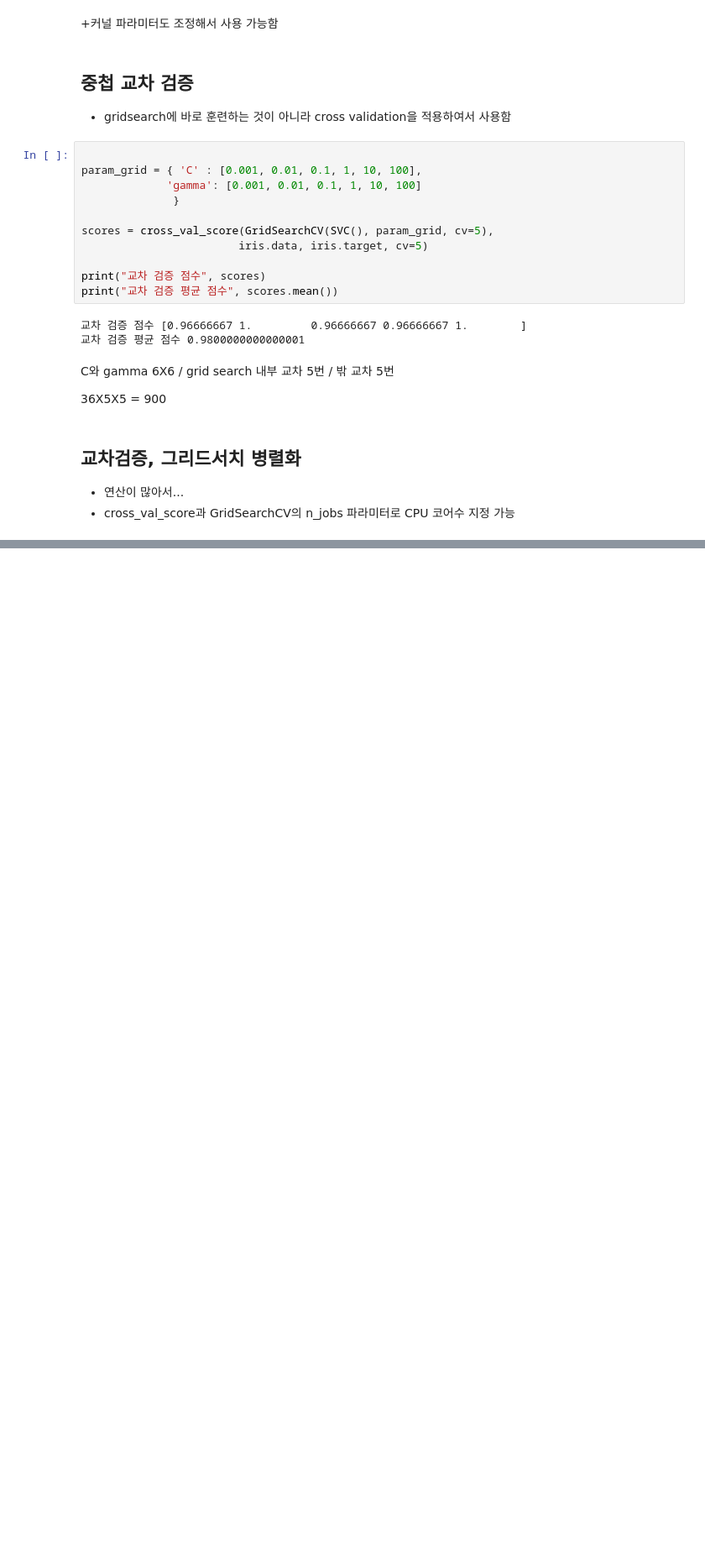
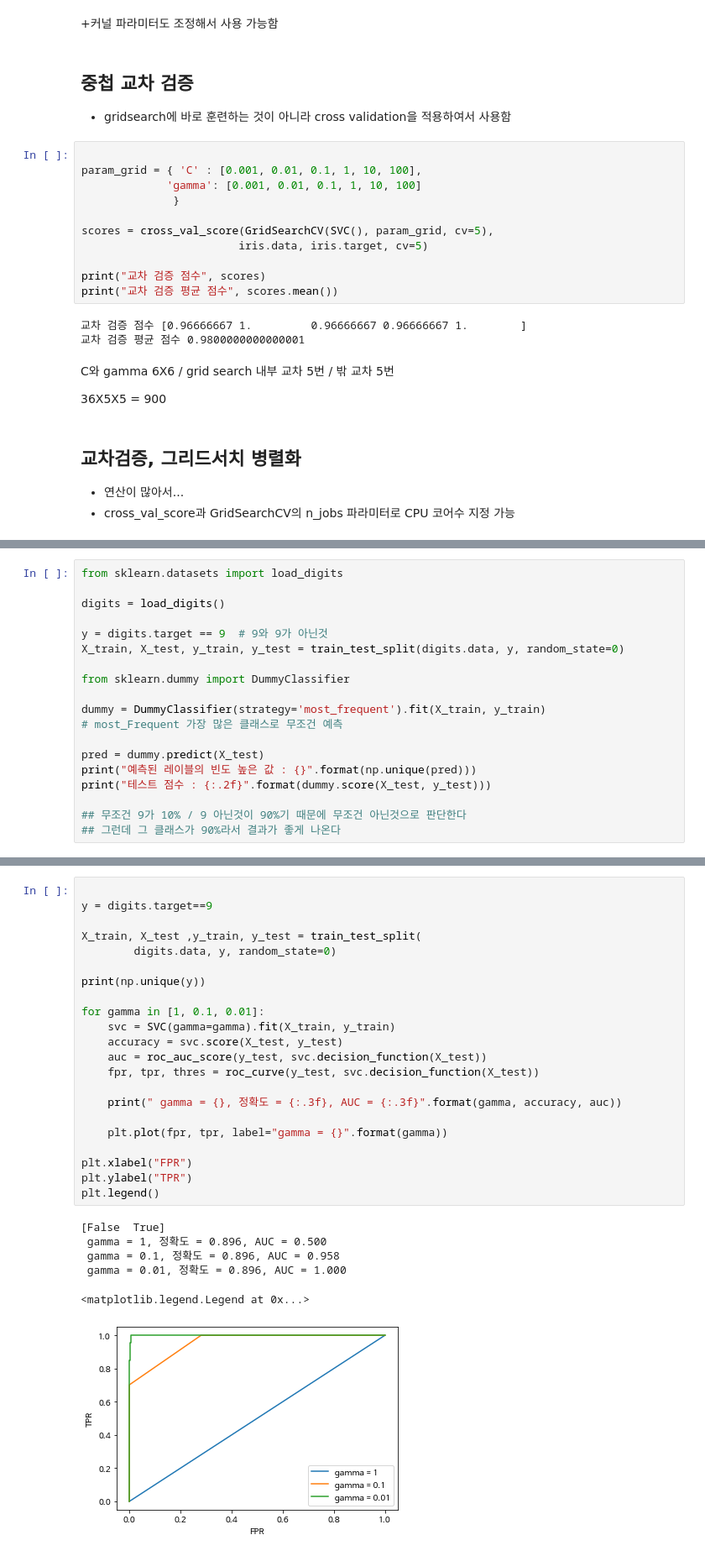
Before and after one commit to comet08/Machine_Learning, a Jupyter notebook: 9주차/ModelEvaluation.ipynb, the cells around one changed output, grey strips where cells are left out. Shown: that part at 84% size. Saved outputs shown, nothing was run; the diff lists cells and outputs as text; blank space fills up the shorter version.

```diff
--- a/9주차/ModelEvaluation.ipynb
+++ b/9주차/ModelEvaluation.ipynb
@@ -510,0 +515,19 @@ C와 gamma 6X6 / grid search 내부 교차 5번 / 밖 교차 5번
+# %%
+from sklearn.datasets import load_digits
+
+digits = load_digits()
+
+y = digits.target == 9  # 9와 9가 아닌것
+X_train, X_test, y_train, y_test = train_test_split(digits.data, y, random_state=0)
+
+from sklearn.dummy import DummyClassifier
+
+dummy = DummyClassifier(strategy='most_frequent').fit(X_train, y_train)
+# most_Frequent 가장 많은 클래스로 무조건 예측
+
+pred = dummy.predict(X_test)
+print("예측된 레이블의 빈도 높은 값 : {}".format(np.unique(pred)))
+print("테스트 점수 : {:.2f}".format(dummy.score(X_test, y_test)))
+
+## 무조건 9가 10% / 9 아닌것이 90%기 때문에 무조건 아닌것으로 판단한다
+## 그런데 그 클래스가 90%라서 결과가 좋게 나온다
@@ -510,0 +771,29 @@ C와 gamma 6X6 / grid search 내부 교차 5번 / 밖 교차 5번
+# %%
+
+y = digits.target==9
+
+X_train, X_test ,y_train, y_test = train_test_split(
+        digits.data, y, random_state=0)
+
+print(np.unique(y))
+
+for gamma in [1, 0.1, 0.01]:
+    svc = SVC(gamma=gamma).fit(X_train, y_train)
+    accuracy = svc.score(X_test, y_test)
+    auc = roc_auc_score(y_test, svc.decision_function(X_test))
+    fpr, tpr, thres = roc_curve(y_test, svc.decision_function(X_test))
+
+    print(" gamma = {}, 정확도 = {:.3f}, AUC = {:.3f}".format(gamma, accuracy, auc))
+
+    plt.plot(fpr, tpr, label="gamma = {}".format(gamma))
+
+plt.xlabel("FPR")
+plt.ylabel("TPR")
+plt.legend()
+# %% [output]
+[False  True]
+ gamma = 1, 정확도 = 0.896, AUC = 0.500
+ gamma = 0.1, 정확도 = 0.896, AUC = 0.958
+ gamma = 0.01, 정확도 = 0.896, AUC = 1.000
+<matplotlib.legend.Legend at 0x...>
+[figure, added]
```
Also changed, not shown: parts of 39 cells of this notebook.
